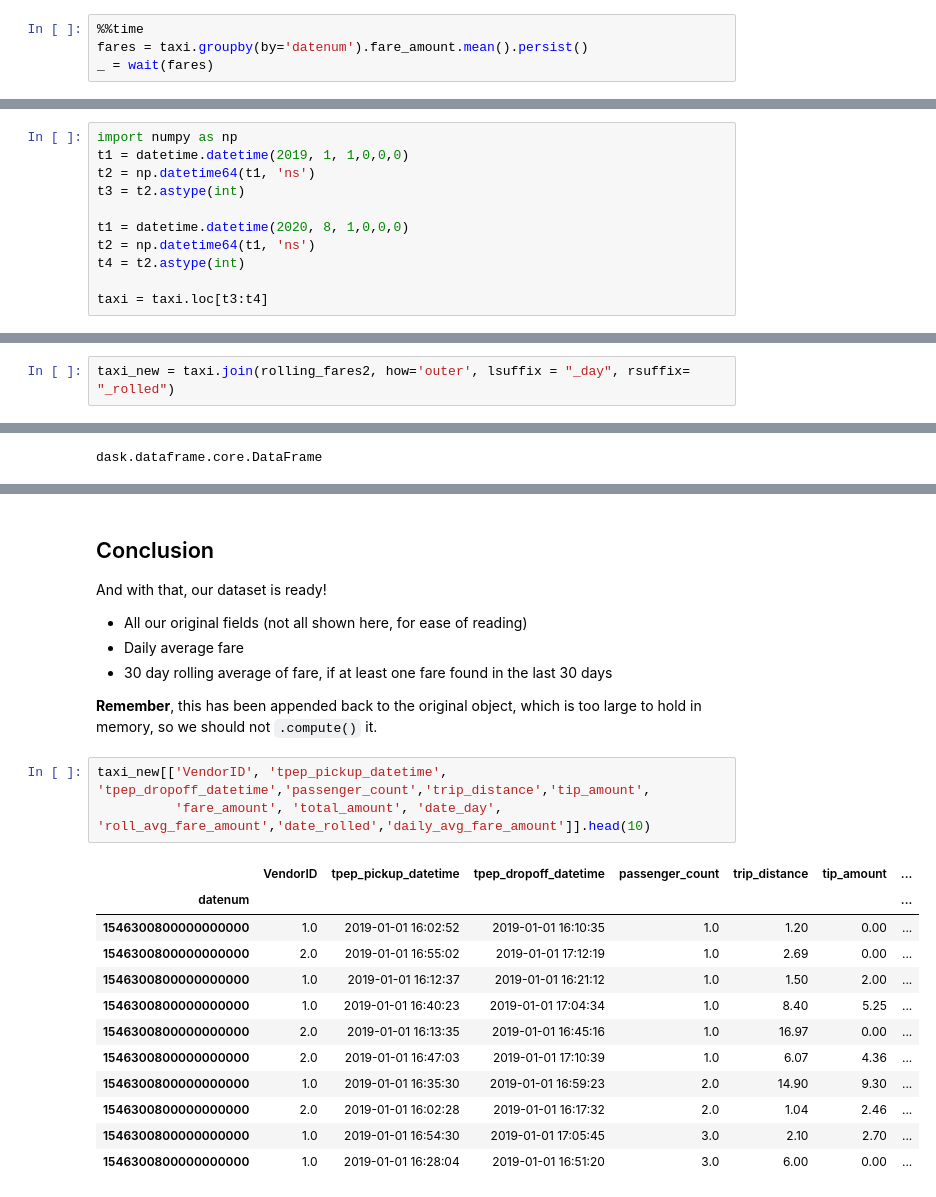
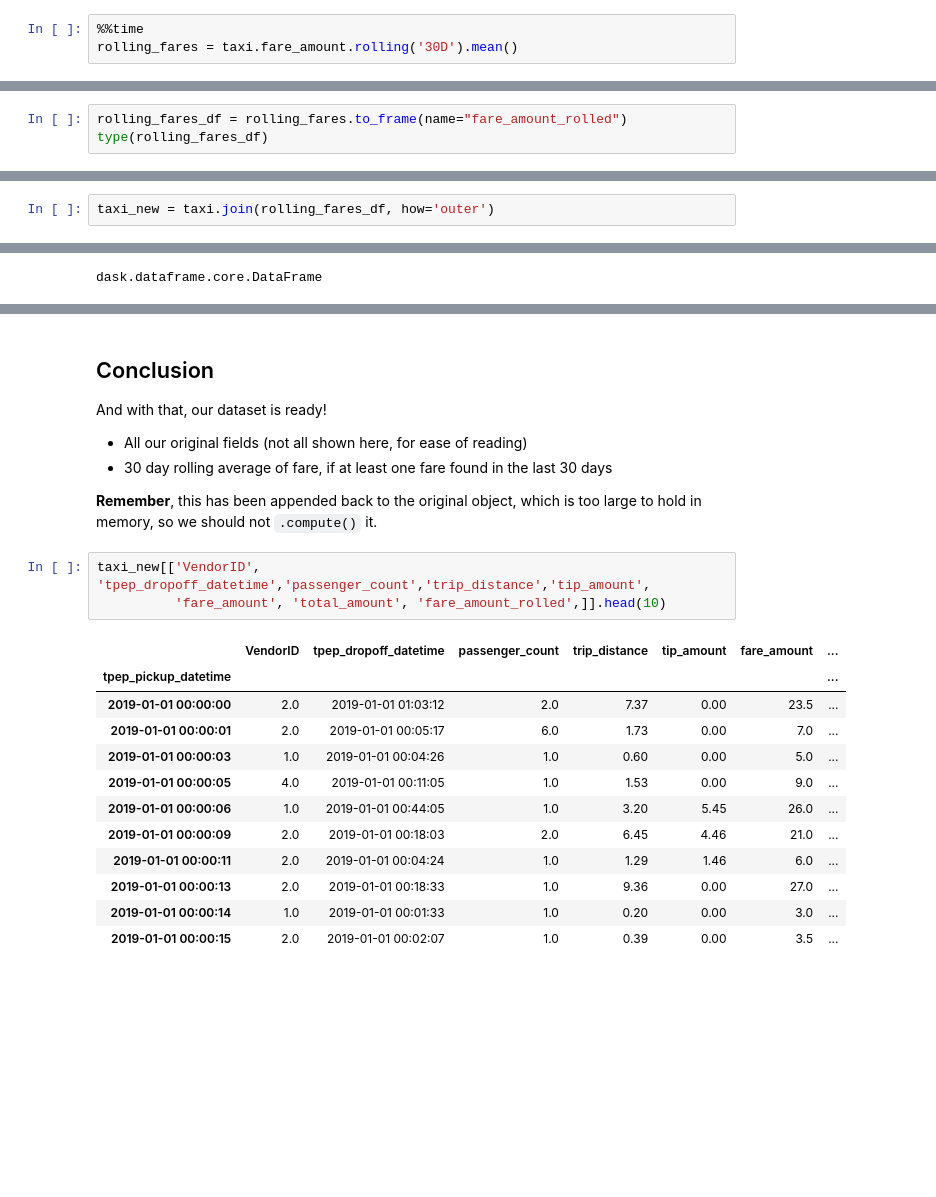
Before and after one commit to saturncloud/saturn-cloud-examples, a Jupyter notebook: tips-and-tricks/rolling_averages_with_dask.ipynb, the cells around one changed output, grey strips where cells are left out. Cells and saved outputs as stored; diff of their text form; blank space fills up the shorter version.

```diff
--- a/tips-and-tricks/rolling_averages_with_dask.ipynb
+++ b/tips-and-tricks/rolling_averages_with_dask.ipynb
@@ -140,5 +193,4 @@ Calculate the daily mean base fare:
 # %%
 %%time
-fares = taxi.groupby(by='datenum').fare_amount.mean().persist()
-_ = wait(fares)
+rolling_fares = taxi.fare_amount.rolling('30D').mean()
 # %% [output]
@@ -173,11 +198,0 @@ Our taxi dataset has some unlikely extreme dates on the outer edges, so I'm goin
-# %%
-import numpy as np
-t1 = datetime.datetime(2019, 1, 1,0,0,0)
-t2 = np.datetime64(t1, 'ns')
-t3 = t2.astype(int)
-
-t1 = datetime.datetime(2020, 8, 1,0,0,0)
-t2 = np.datetime64(t1, 'ns')
-t4 = t2.astype(int)
-
-taxi = taxi.loc[t3:t4]
@@ -328,0 +215,3 @@ Dask Name: loc, 379 tasks
+# %%
+rolling_fares_df = rolling_fares.to_frame(name="fare_amount_rolled")
+type(rolling_fares_df)
@@ -332,7 +223,7 @@ Dask Name: loc, 379 tasks
 The merge itself is very fast here because it is lazily evaluated.
 This creates our new dataset, including all dates and with averages calculated.
 # %%
-taxi_new = taxi.join(rolling_fares2, how='outer', lsuffix = "_day", rsuffix= "_rolled")
+taxi_new = taxi.join(rolling_fares_df, how='outer')
 # %%
 type(taxi_new)
 # %% [output]
@@ -346,24 +237,23 @@ len(taxi_new)
 
 And with that, our dataset is ready!
 * All our original fields (not all shown here, for ease of reading)
-* Daily average fare
 * 30 day rolling average of fare, if at least one fare found in the last 30 days
 
 **Remember**, this has been appended back to the original object, which is too large to hold in memory, so we should not `.compute()` it.
 # %%
-taxi_new[['VendorID', 'tpep_pickup_datetime', 'tpep_dropoff_datetime','passenger_count','trip_distance','tip_amount',
-          'fare_amount', 'total_amount', 'date_day', 'roll_avg_fare_amount','date_rolled','daily_avg_fare_amount']].head(10)
+taxi_new[['VendorID', 'tpep_dropoff_datetime','passenger_count','trip_distance','tip_amount',
+          'fare_amount', 'total_amount', 'fare_amount_rolled',]].head(10)
 # %% [output]
-|  | VendorID | tpep_pickup_datetime | tpep_dropoff_datetime | passenger_count | trip_distance | tip_amount | ... |
-| datenum |  |  |  |  |  |  | ... |
-| 1546300800000000000 | 1.0 | 2019-01-01 16:02:52 | 2019-01-01 16:10:35 | 1.0 | 1.20 | 0.00 | ... |
-| 1546300800000000000 | 2.0 | 2019-01-01 16:55:02 | 2019-01-01 17:12:19 | 1.0 | 2.69 | 0.00 | ... |
-| 1546300800000000000 | 1.0 | 2019-01-01 16:12:37 | 2019-01-01 16:21:12 | 1.0 | 1.50 | 2.00 | ... |
-| 1546300800000000000 | 1.0 | 2019-01-01 16:40:23 | 2019-01-01 17:04:34 | 1.0 | 8.40 | 5.25 | ... |
-| 1546300800000000000 | 2.0 | 2019-01-01 16:13:35 | 2019-01-01 16:45:16 | 1.0 | 16.97 | 0.00 | ... |
-| 1546300800000000000 | 2.0 | 2019-01-01 16:47:03 | 2019-01-01 17:10:39 | 1.0 | 6.07 | 4.36 | ... |
-| 1546300800000000000 | 1.0 | 2019-01-01 16:35:30 | 2019-01-01 16:59:23 | 2.0 | 14.90 | 9.30 | ... |
-| 1546300800000000000 | 2.0 | 2019-01-01 16:02:28 | 2019-01-01 16:17:32 | 2.0 | 1.04 | 2.46 | ... |
-| 1546300800000000000 | 1.0 | 2019-01-01 16:54:30 | 2019-01-01 17:05:45 | 3.0 | 2.10 | 2.70 | ... |
-| 1546300800000000000 | 1.0 | 2019-01-01 16:28:04 | 2019-01-01 16:51:20 | 3.0 | 6.00 | 0.00 | ... |
+|  | VendorID | tpep_dropoff_datetime | passenger_count | trip_distance | tip_amount | fare_amount | ... |
+| tpep_pickup_datetime |  |  |  |  |  |  | ... |
+| 2019-01-01 00:00:00 | 2.0 | 2019-01-01 01:03:12 | 2.0 | 7.37 | 0.00 | 23.5 | ... |
+| 2019-01-01 00:00:01 | 2.0 | 2019-01-01 00:05:17 | 6.0 | 1.73 | 0.00 | 7.0 | ... |
+| 2019-01-01 00:00:03 | 1.0 | 2019-01-01 00:04:26 | 1.0 | 0.60 | 0.00 | 5.0 | ... |
+| 2019-01-01 00:00:05 | 4.0 | 2019-01-01 00:11:05 | 1.0 | 1.53 | 0.00 | 9.0 | ... |
+| 2019-01-01 00:00:06 | 1.0 | 2019-01-01 00:44:05 | 1.0 | 3.20 | 5.45 | 26.0 | ... |
+| 2019-01-01 00:00:09 | 2.0 | 2019-01-01 00:18:03 | 2.0 | 6.45 | 4.46 | 21.0 | ... |
+| 2019-01-01 00:00:11 | 2.0 | 2019-01-01 00:04:24 | 1.0 | 1.29 | 1.46 | 6.0 | ... |
+| 2019-01-01 00:00:13 | 2.0 | 2019-01-01 00:18:33 | 1.0 | 9.36 | 0.00 | 27.0 | ... |
+| 2019-01-01 00:00:14 | 1.0 | 2019-01-01 00:01:33 | 1.0 | 0.20 | 0.00 | 3.0 | ... |
+| 2019-01-01 00:00:15 | 2.0 | 2019-01-01 00:02:07 | 1.0 | 0.39 | 0.00 | 3.5 | ... |
 # %%
```
Also changed, not shown: parts of 56 cells of this notebook.
